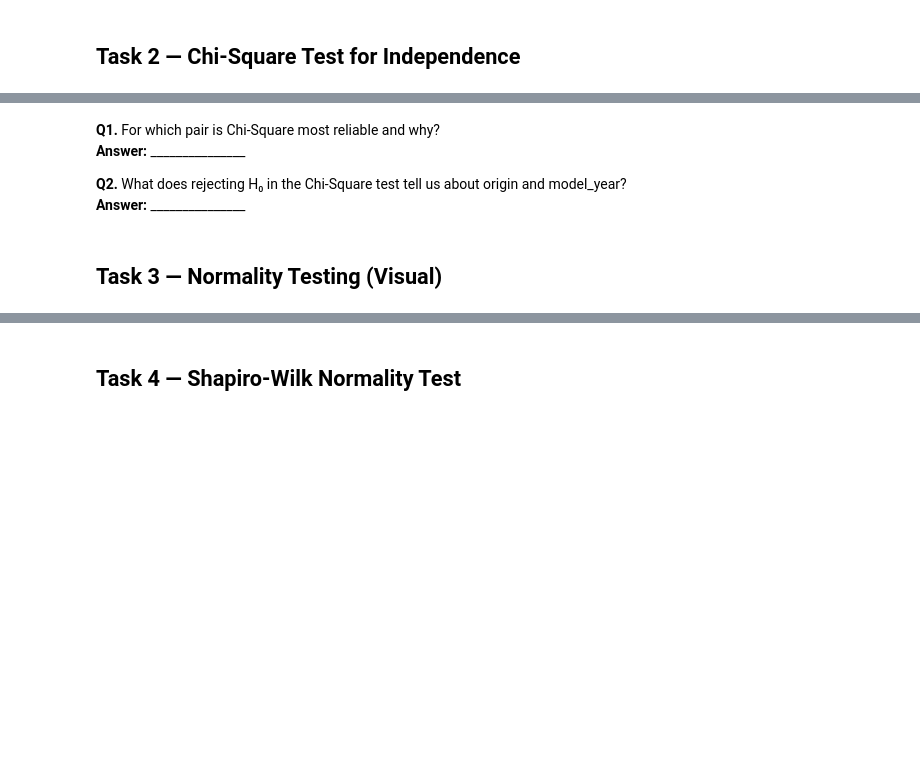
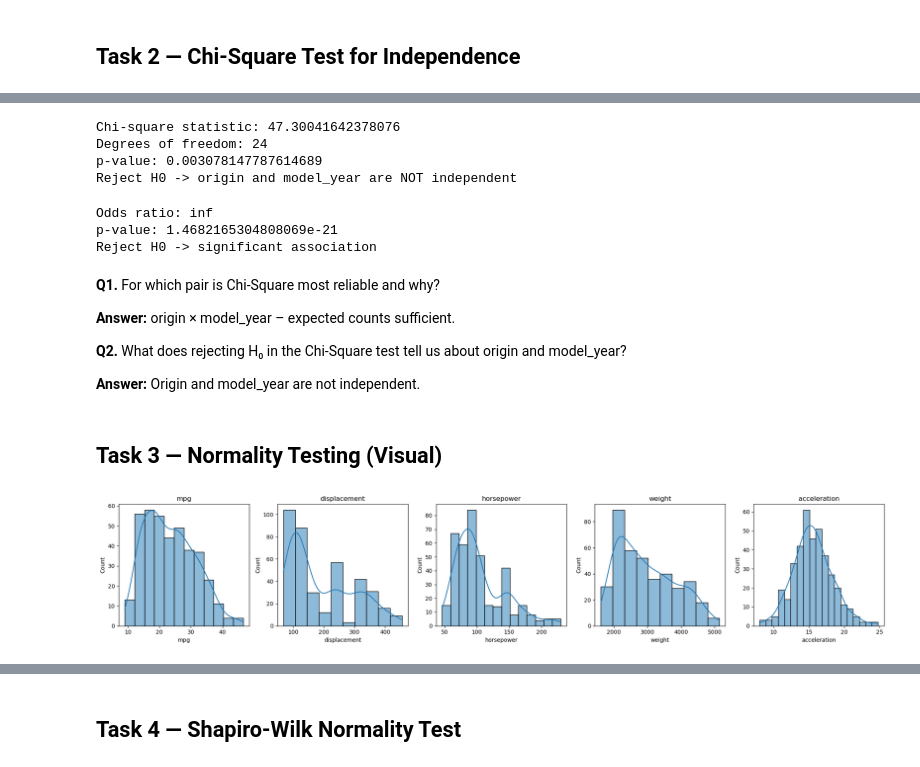
Before and after one commit to Junaidchohan/AI-ML_Mastery_Journey, a Jupyter notebook: Netsole and NAVTTAC/NIAI Class Work/Week_03/05_StatAnalysis_Worksheet.ipynb, the cells around one changed output, grey strips where cells are left out. Cells and saved outputs as stored; diff of their text form; code cells hidden in the pictures; blank space fills up the shorter version.

```diff
--- a/Netsole and NAVTTAC/NIAI Class Work/Week_03/05_StatAnalysis_Worksheet.ipynb
+++ b/Netsole and NAVTTAC/NIAI Class Work/Week_03/05_StatAnalysis_Worksheet.ipynb
@@ -35,19 +139,72 @@ url = "https://archive.ics.uci.edu/ml/machine-learning-databases/auto-mpg/auto-m
 # Print χ² statistic, degrees of freedom, p-value, and your decision.
 
 # H₀: origin and model_year are independent
+
+ct = pd.crosstab(df['origin'],df['model_year'])
+
+chi2_stat,p_val,dof,expected = chi2_contingency(ct)
+
+print("Chi-square statistic:",chi2_stat)
+print("Degrees of freedom:",dof)
+print("p-value:",p_val)
+
+if p_val <= ALPHA:
+    print("Reject H0 -> origin and model_year are NOT independent")
+else:
+    print("Fail to reject H0")
+# %% [output]
+Chi-square statistic: 47.30041642378076
+Degrees of freedom: 24
+p-value: 0.003078147787614689
+Reject H0 -> origin and model_year are NOT independent
 # %%
 # TODO: Use fisher_exact on a 2×2 table comparing cylinders 4 vs 8
 # for origin usa vs japan. Print odds ratio, p-value and decision.
+
+subset = df[
+    (df['cylinders'].isin([4,8])) &
+    (df['origin'].isin(['usa','japan']))
+]
+
+ct = pd.crosstab(subset['cylinders'],subset['origin'])
+
+odds_ratio,p = fisher_exact(ct)
+
+print("Odds ratio:",odds_ratio)
+print("p-value:",p)
+
+if p <= ALPHA:
+    print("Reject H0 -> significant association")
+else:
+    print("Fail to reject H0")
+# %% [output]
+Odds ratio: inf
+p-value: 1.4682165304808069e-21
+Reject H0 -> significant association
 # %% [markdown]
 **Q1.** For which pair is Chi-Square most reliable and why?
-**Answer:** _______________
+
+**Answer:** origin × model_year – expected counts sufficient.
 
 **Q2.** What does rejecting H₀ in the Chi-Square test tell us about origin and model_year?
-**Answer:** _______________
+
+**Answer:** Origin and model_year are not independent.
 # %% [markdown]
 ## Task 3 — Normality Testing (Visual)
 # %%
 # TODO: Plot histograms + KDE for all 5 numerical columns in a 1×5 grid.
+
+fig,axes = plt.subplots(1,5,figsize=(20,4))
+
+for ax,col in zip(axes,num_cols):
+
+    sns.histplot(df[col],kde=True,ax=ax)
+    ax.set_title(col)
+
+plt.tight_layout()
+plt.show()
+# %% [output]
+[figure, added]
 # %%
 # TODO: Plot Q-Q plots for all 5 numerical columns in a 1×5 grid.
 # Use stats.probplot(series, dist='norm', plot=ax)
```
Also changed, not shown: parts of 28 cells of this notebook, 2 other files.
